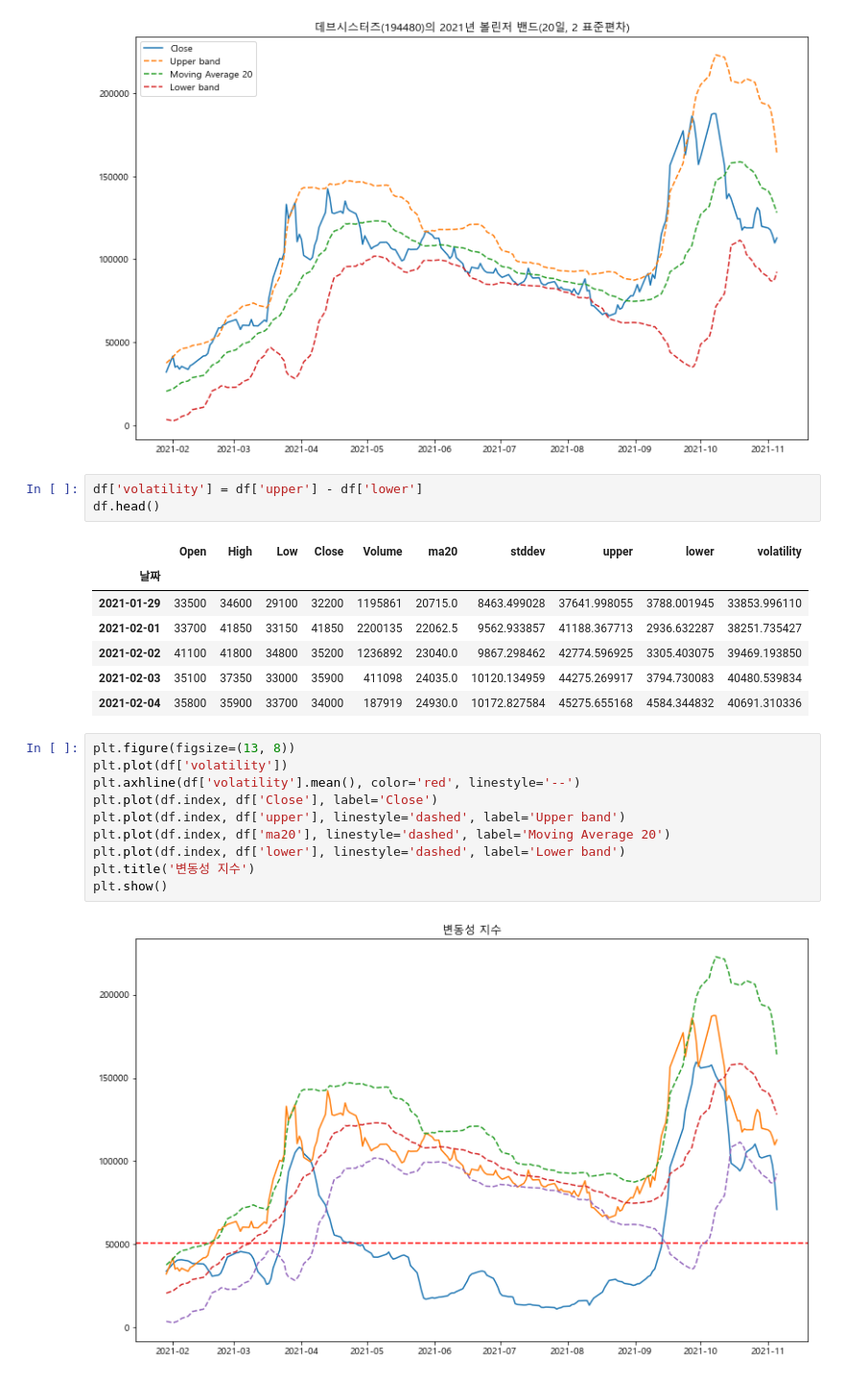
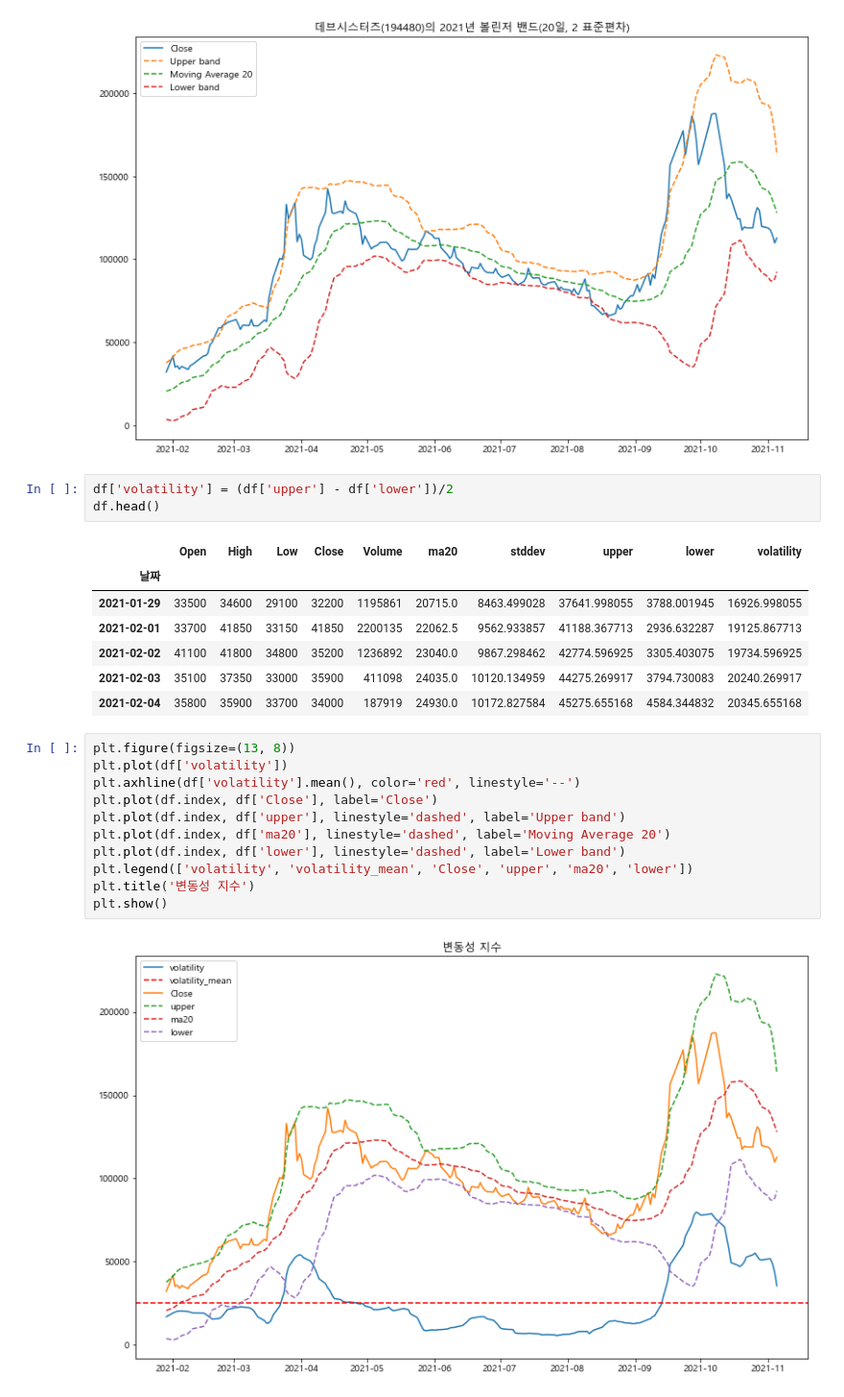
Before and after one commit to ghdakrk/Study_quant, a Jupyter notebook: bollinger_band.ipynb, the cells around one changed output. Shown at 96% size. Cells and saved outputs as stored; diff of their text form.

```diff
--- a/bollinger_band.ipynb
+++ b/bollinger_band.ipynb
@@ -42,25 +42,26 @@ plt.show()
 # %% [output]
 [figure]
 # %%
-df['volatility'] = df['upper'] - df['lower']
+df['volatility'] = (df['upper'] - df['lower'])/2
 df.head()
 # %% [output]
 |  | Open | High | Low | Close | Volume | ma20 | stddev | upper | lower | volatility |
 | 날짜 |  |  |  |  |  |  |  |  |  |  |
-| 2021-01-29 | 33500 | 34600 | 29100 | 32200 | 1195861 | 20715.0 | 8463.499028 | 37641.998055 | 3788.001945 | 33853.996110 |
-| 2021-02-01 | 33700 | 41850 | 33150 | 41850 | 2200135 | 22062.5 | 9562.933857 | 41188.367713 | 2936.632287 | 38251.735427 |
-| 2021-02-02 | 41100 | 41800 | 34800 | 35200 | 1236892 | 23040.0 | 9867.298462 | 42774.596925 | 3305.403075 | 39469.193850 |
-| 2021-02-03 | 35100 | 37350 | 33000 | 35900 | 411098 | 24035.0 | 10120.134959 | 44275.269917 | 3794.730083 | 40480.539834 |
-| 2021-02-04 | 35800 | 35900 | 33700 | 34000 | 187919 | 24930.0 | 10172.827584 | 45275.655168 | 4584.344832 | 40691.310336 |
+| 2021-01-29 | 33500 | 34600 | 29100 | 32200 | 1195861 | 20715.0 | 8463.499028 | 37641.998055 | 3788.001945 | 16926.998055 |
+| 2021-02-01 | 33700 | 41850 | 33150 | 41850 | 2200135 | 22062.5 | 9562.933857 | 41188.367713 | 2936.632287 | 19125.867713 |
+| 2021-02-02 | 41100 | 41800 | 34800 | 35200 | 1236892 | 23040.0 | 9867.298462 | 42774.596925 | 3305.403075 | 19734.596925 |
+| 2021-02-03 | 35100 | 37350 | 33000 | 35900 | 411098 | 24035.0 | 10120.134959 | 44275.269917 | 3794.730083 | 20240.269917 |
+| 2021-02-04 | 35800 | 35900 | 33700 | 34000 | 187919 | 24930.0 | 10172.827584 | 45275.655168 | 4584.344832 | 20345.655168 |
 # %%
 plt.figure(figsize=(13, 8))
 plt.plot(df['volatility'])
 plt.axhline(df['volatility'].mean(), color='red', linestyle='--')
 plt.plot(df.index, df['Close'], label='Close')
 plt.plot(df.index, df['upper'], linestyle='dashed', label='Upper band')
 plt.plot(df.index, df['ma20'], linestyle='dashed', label='Moving Average 20')
 plt.plot(df.index, df['lower'], linestyle='dashed', label='Lower band')
+plt.legend(['volatility', 'volatility_mean', 'Close', 'upper', 'ma20', 'lower'])
 plt.title('변동성 지수')
 plt.show()
 # %% [output]
-[figure, old version]
+[figure, new version]
```
Also changed, not shown: parts of 17 cells of this notebook, 2 other files.
